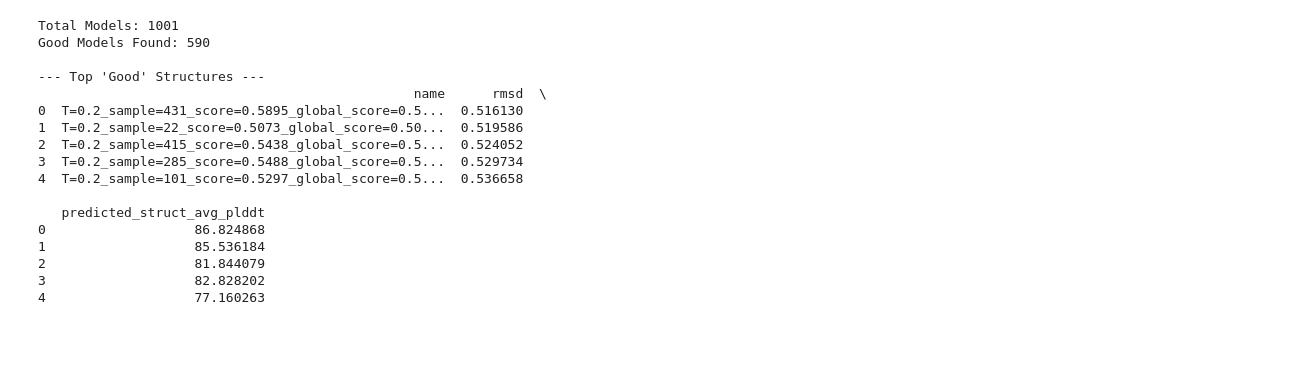
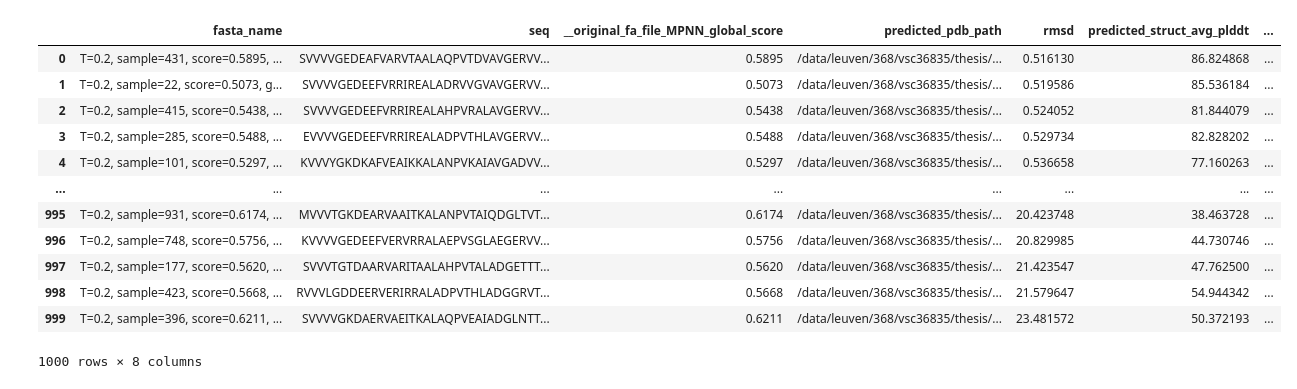
Before and after one commit to ElonGawi/master_thesis_mpnn_distrution_tests, a Jupyter notebook: bence files/esm_folded_files.ipynb, the cells around one changed output. Drawn from its saved outputs; the diff is of its cells as text; code cells hidden in the pictures; blank space fills up the shorter version.

```diff
--- a/bence files/esm_folded_files.ipynb
+++ b/bence files/esm_folded_files.ipynb
@@ -358,40 +364,0 @@ Total Predictions: 1001
-# %%
-# well folded threholds
-# 1. Define your thresholds
-plddt_cutoff = 70
-rmsd_cutoff = 4.0
-
-# 2. Create a 'quality' label for easy visualization later
-results_df['fold_success'] = (results_df['predicted_struct_avg_plddt'] > plddt_cutoff) & \
-                        (results_df['rmsd'] < rmsd_cutoff)
-
-# 3. Create a subset of just the "Good" structures
-good_structures_df = results_df[results_df['fold_success']].copy()
-
-# 4. Display the results
-print(f"Total Models: {len(results_df)}")
-print(f"Good Models Found: {len(good_structures_df)}")
-
-if not good_structures_df.empty:
-    print("\n--- Top 'Good' Structures ---")
-    print(good_structures_df[['name', 'rmsd', 'predicted_struct_avg_plddt']].head())
-else:
-    print("\nNo structures met both the pLDDT and RMSD criteria.")
-# %% [output]
-Total Models: 1001
-Good Models Found: 590
-
---- Top 'Good' Structures ---
-                                                name      rmsd  \
-0  T=0.2_sample=431_score=0.5895_global_score=0.5...  0.516130
-1  T=0.2_sample=22_score=0.5073_global_score=0.50...  0.519586
-2  T=0.2_sample=415_score=0.5438_global_score=0.5...  0.524052
-3  T=0.2_sample=285_score=0.5488_global_score=0.5...  0.529734
-4  T=0.2_sample=101_score=0.5297_global_score=0.5...  0.536658
-
-   predicted_struct_avg_plddt
-0                   86.824868
-1                   85.536184
-2                   81.844079
-3                   82.828202
-4                   77.160263
@@ -397,0 +371,16 @@ Good Models Found: 590
+# %%
+all_pred_seq_features_df
+# %% [output]
+|  | fasta_name | seq | __original_fa_file_MPNN_global_score | predicted_pdb_path | rmsd | predicted_struct_avg_plddt | ... |
+| 0 | T=0.2, sample=431, score=0.5895, ... | SVVVVGEDEAFVARVTAALAQPVTDVAVGERVV... | 0.5895 | /data/leuven/368/vsc36835/thesis/... | 0.516130 | 86.824868 | ... |
+| 1 | T=0.2, sample=22, score=0.5073, g... | SVVVVGEDEEFVRRIREALADRVVGVAVGERVV... | 0.5073 | /data/leuven/368/vsc36835/thesis/... | 0.519586 | 85.536184 | ... |
+| 2 | T=0.2, sample=415, score=0.5438, ... | SVVVVGEDEEFVRRIREALAHPVRALAVGERVV... | 0.5438 | /data/leuven/368/vsc36835/thesis/... | 0.524052 | 81.844079 | ... |
+| 3 | T=0.2, sample=285, score=0.5488, ... | EVVVVGEDEEFVRRIREALADPVTHLAVGERVV... | 0.5488 | /data/leuven/368/vsc36835/thesis/... | 0.529734 | 82.828202 | ... |
+| 4 | T=0.2, sample=101, score=0.5297, ... | KVVVYGKDKAFVEAIKKALANPVKAIAVGADVV... | 0.5297 | /data/leuven/368/vsc36835/thesis/... | 0.536658 | 77.160263 | ... |
+| ... | ... | ... | ... | ... | ... | ... | ... |
+| 995 | T=0.2, sample=931, score=0.6174, ... | MVVVTGKDEARVAAITKALANPVTAIQDGLTVT... | 0.6174 | /data/leuven/368/vsc36835/thesis/... | 20.423748 | 38.463728 | ... |
+| 996 | T=0.2, sample=748, score=0.5756, ... | KVVVVGEDEEFVERVRRALAEPVSGLAEGERVV... | 0.5756 | /data/leuven/368/vsc36835/thesis/... | 20.829985 | 44.730746 | ... |
+| 997 | T=0.2, sample=177, score=0.5620, ... | SVVVTGTDAARVARITAALAHPVTALADGETTT... | 0.5620 | /data/leuven/368/vsc36835/thesis/... | 21.423547 | 47.762500 | ... |
+| 998 | T=0.2, sample=423, score=0.5668, ... | RVVVLGDDEERVERIRRALADPVTHLADGGRVT... | 0.5668 | /data/leuven/368/vsc36835/thesis/... | 21.579647 | 54.944342 | ... |
+| 999 | T=0.2, sample=396, score=0.6211, ... | SVVVVGKDAERVAEITKALAQPVEAIADGLNTT... | 0.6211 | /data/leuven/368/vsc36835/thesis/... | 23.481572 | 50.372193 | ... |
+1000 rows × 8 columns
```
Also changed, not shown: parts of 28 cells of this notebook, 2 other files.
